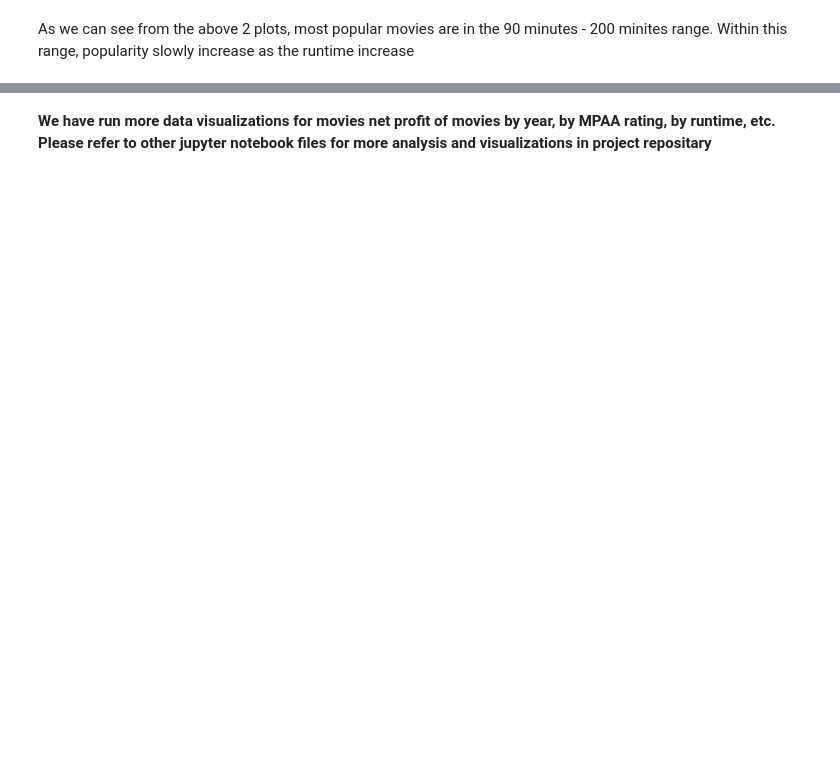
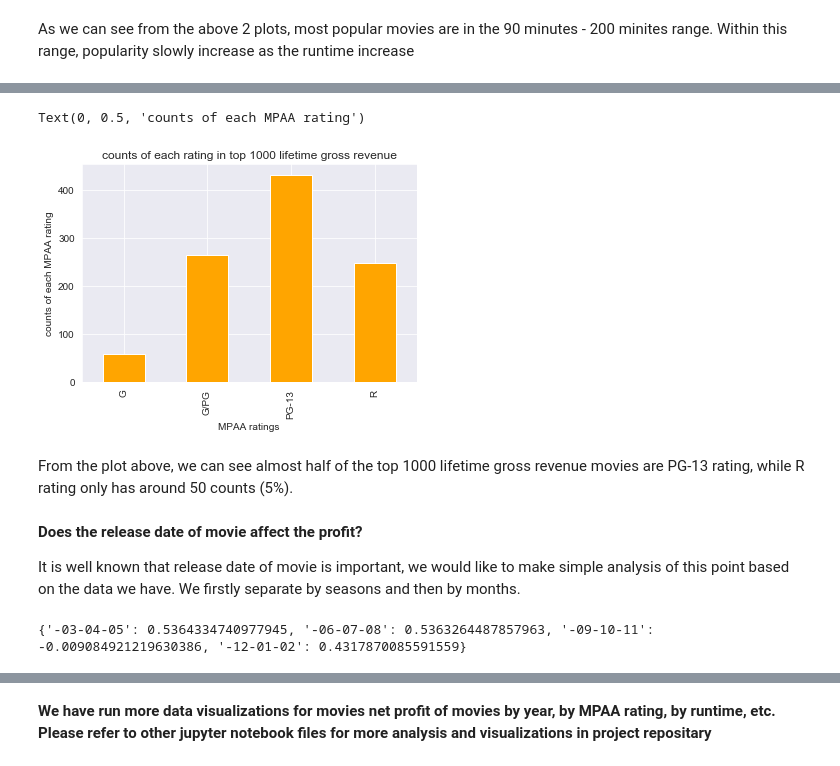
Before and after one commit to KenHoffman95/Ken-and-Zhi-Module-1-Project, a Jupyter notebook: project_1.ipynb, the cells around one changed output, grey strips where cells are left out. Cells and saved outputs as stored; diff of their text form; code cells hidden in the pictures; blank space fills up the shorter version.

```diff
--- a/project_1.ipynb
+++ b/project_1.ipynb
@@ -513,0 +527,5 @@ As we can see from the above 2 plots, most popular movies are in the 90 minutes
+# %%
+# the values in overall_rank column in df_comprehensive is strings, need to eliminate the
+# comma inside and change them to integers
+Series_overall_rank = df_comprehensive.overall_rank.map(lambda x: x.replace(',','')).map(lambda y: int(y))
+Series_overall_rank
@@ -513,0 +545,3 @@ As we can see from the above 2 plots, most popular movies are in the 90 minutes
+# %%
+# reset the 'overall_rank' column
+df_comprehensive['overall_rank'] = Series_overall_rank
@@ -513,0 +580,26 @@ As we can see from the above 2 plots, most popular movies are in the 90 minutes
+# %%
+df_comprehensive[df_comprehensive['overall_rank']<=1000].groupby('MPAA').count().overall_rank.plot(kind = 'bar', color = 'orange')
+plt.title('counts of each rating in top 1000 lifetime gross revenue')
+plt.xlabel('MPAA ratings')
+plt.ylabel('counts of each MPAA rating')
+# %% [output]
+Text(0, 0.5, 'counts of each MPAA rating')
+[figure, added]
+# %% [markdown]
+From the plot above, we can see almost half of the top 1000 lifetime gross revenue movies are PG-13 rating, while R rating only has around 50 counts (5%).
+# %% [markdown]
+__Does the release date of movie affect the profit?__
+
+It is well known that release date of movie is important, we would like to make simple analysis of this point based on the data we have. We firstly separate by seasons and then by months.
+# %%
+seasonlist = ['-03-04-05', '-06-07-08', '-09-10-11', '-12-01-02']
+season_dict_profitmargin = {}
+for season in seasonlist:
+    season_dict_profitmargin[season] = []
+    for kkk in df_comprehensive2.index.tolist():
+        if df_comprehensive2.loc[kkk,'release_date'][4:7] in [season[:3],season[3:6],season[6:]]:
+            season_dict_profitmargin[season].append(df_comprehensive2.loc[kkk, 'profit_margin'])
+    season_dict_profitmargin[season] = np.mean(season_dict_profitmargin[season])
+print(season_dict_profitmargin)
+# %% [output]
+{'-03-04-05': 0.5364334740977945, '-06-07-08': 0.5363264487857963, '-09-10-11': -0.009084921219630386, '-12-01-02': 0.4317870085591559}
```
Also changed, not shown: parts of 7 cells of this notebook.
